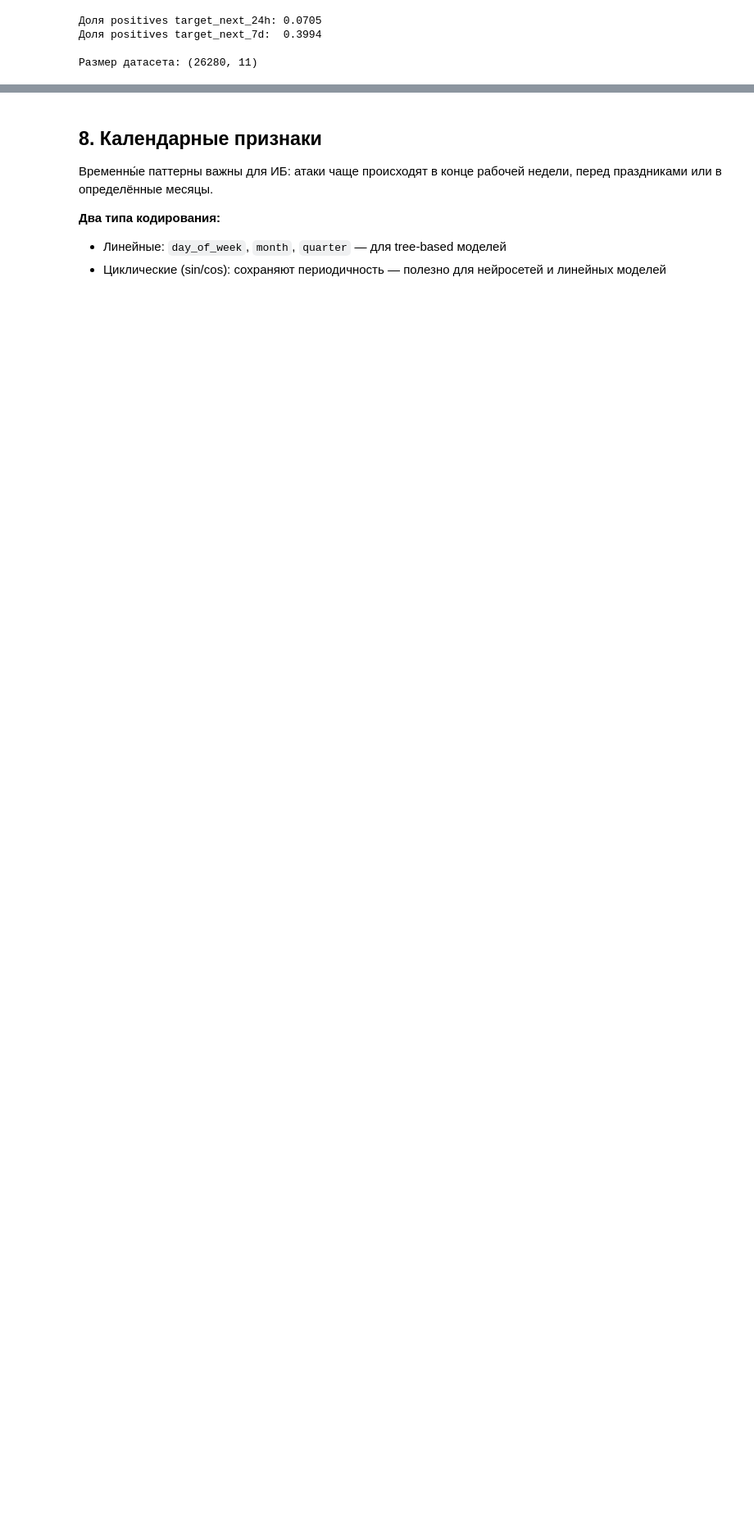
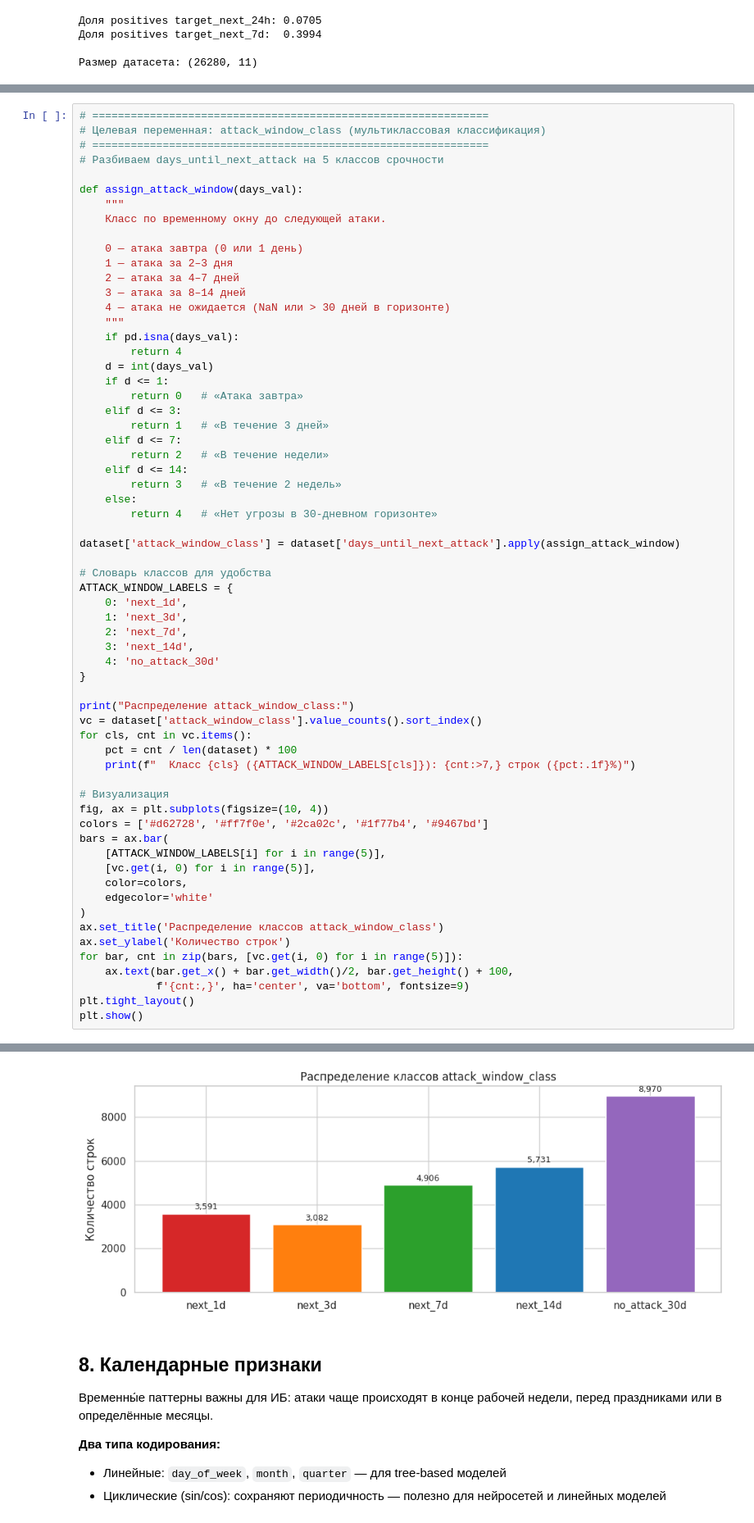
Before and after one commit to krotkikhmaxim/rsm_hackathon_2026, a Jupyter notebook: notebooks/02_feature_engineering.ipynb, the cells around one changed output, grey strips where cells are left out. Shown at 82% size. Cells and saved outputs as stored; diff of their text form; blank space fills up the shorter version.

Commit message:
Добавлены признаки для мультиклассовой классификации

```diff
--- a/notebooks/02_feature_engineering.ipynb
+++ b/notebooks/02_feature_engineering.ipynb
@@ -576,0 +660,64 @@ print(f"\nРазмер датасета: {dataset.shape}")
+# %%
+# ==============================================================
+# Целевая переменная: attack_window_class (мультиклассовая классификация)
+# ==============================================================
+# Разбиваем days_until_next_attack на 5 классов срочности
+
+def assign_attack_window(days_val):
+    """
+    Класс по временному окну до следующей атаки.
+
+    0 — атака завтра (0 или 1 день)
+    1 — атака за 2–3 дня
+    2 — атака за 4–7 дней
+    3 — атака за 8–14 дней
+    4 — атака не ожидается (NaN или > 30 дней в горизонте)
+    """
+    if pd.isna(days_val):
+        return 4
+    d = int(days_val)
+    if d <= 1:
+        return 0   # «Атака завтра»
+    elif d <= 3:
+        return 1   # «В течение 3 дней»
+    elif d <= 7:
+        return 2   # «В течение недели»
+    elif d <= 14:
+        return 3   # «В течение 2 недель»
+    else:
+        return 4   # «Нет угрозы в 30-дневном горизонте»
+
+dataset['attack_window_class'] = dataset['days_until_next_attack'].apply(assign_attack_window)
+
+# Словарь классов для удобства
+ATTACK_WINDOW_LABELS = {
+    0: 'next_1d',
+    1: 'next_3d',
+    2: 'next_7d',
+    3: 'next_14d',
+    4: 'no_attack_30d'
+}
+
+print("Распределение attack_window_class:")
+vc = dataset['attack_window_class'].value_counts().sort_index()
+for cls, cnt in vc.items():
+    pct = cnt / len(dataset) * 100
+    print(f"  Класс {cls} ({ATTACK_WINDOW_LABELS[cls]}): {cnt:>7,} строк ({pct:.1f}%)")
+
+# Визуализация
+fig, ax = plt.subplots(figsize=(10, 4))
+colors = ['#d62728', '#ff7f0e', '#2ca02c', '#1f77b4', '#9467bd']
+bars = ax.bar(
+    [ATTACK_WINDOW_LABELS[i] for i in range(5)],
+    [vc.get(i, 0) for i in range(5)],
+    color=colors,
+    edgecolor='white'
+)
+ax.set_title('Распределение классов attack_window_class')
+ax.set_ylabel('Количество строк')
+for bar, cnt in zip(bars, [vc.get(i, 0) for i in range(5)]):
+    ax.text(bar.get_x() + bar.get_width()/2, bar.get_height() + 100,
+            f'{cnt:,}', ha='center', va='bottom', fontsize=9)
+plt.tight_layout()
+plt.show()
+# %% [output]
@@ -577,3 +730,4 @@ print(f"\nРазмер датасета: {dataset.shape}")
+[figure, added]
 # %% [markdown]
 ## 8. Календарные признаки
 
```
Also changed, not shown: parts of 12 cells of this notebook.
